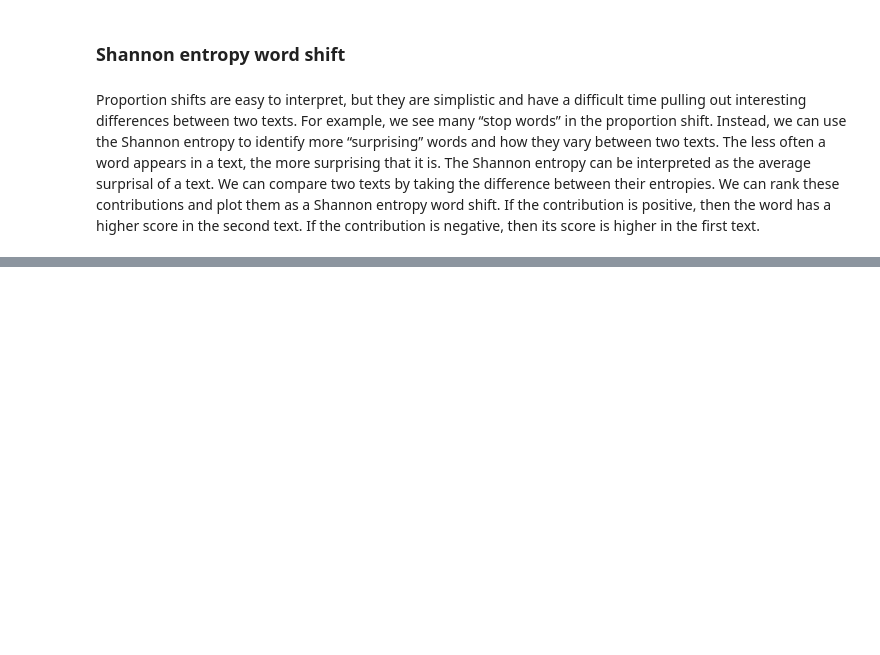
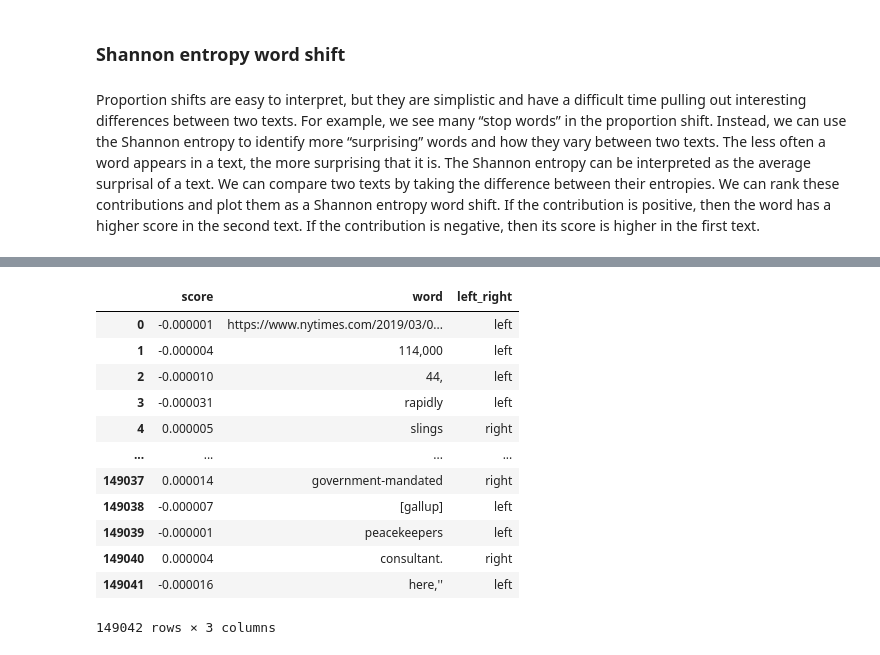
Before and after one commit to analoncur3/ASCoR-Project, a Jupyter notebook: Analysis/Descriptive-Stats/shifterator.ipynb, the cells around one changed output, grey strips where cells are left out. Cells and saved outputs as stored; diff of their text form; code cells hidden in the pictures; blank space fills up the shorter version.

```diff
--- a/Analysis/Descriptive-Stats/shifterator.ipynb
+++ b/Analysis/Descriptive-Stats/shifterator.ipynb
@@ -69,0 +71,5 @@ entropy_shift.get_shift_graph(system_names = ['left', 'right'], top_n=45)
+# %%
+test=entropy_shift.get_shift_scores()
+# %%
+bla = pd.DataFrame.from_dict({'score': list(test.values()), 'word': list(test.keys())})
+bla
@@ -69,0 +90,18 @@ entropy_shift.get_shift_graph(system_names = ['left', 'right'], top_n=45)
+# %%
+bla['left_right'] = np.where(bla['score']<0, 'left', 'right')
+# %%
+bla
+# %% [output]
+|  | score | word | left_right |
+| 0 | -0.000001 | https://www.nytimes.com/2019/03/0... | left |
+| 1 | -0.000004 | 114,000 | left |
+| 2 | -0.000010 | 44, | left |
+| 3 | -0.000031 | rapidly | left |
+| 4 | 0.000005 | slings | right |
+| ... | ... | ... | ... |
+| 149037 | 0.000014 | government-mandated | right |
+| 149038 | -0.000007 | [gallup] | left |
+| 149039 | -0.000001 | peacekeepers | left |
+| 149040 | 0.000004 | consultant. | right |
+| 149041 | -0.000016 | here,'' | left |
+149042 rows × 3 columns
```
Also changed, not shown: parts of 6 cells of this notebook, 1 other file.
